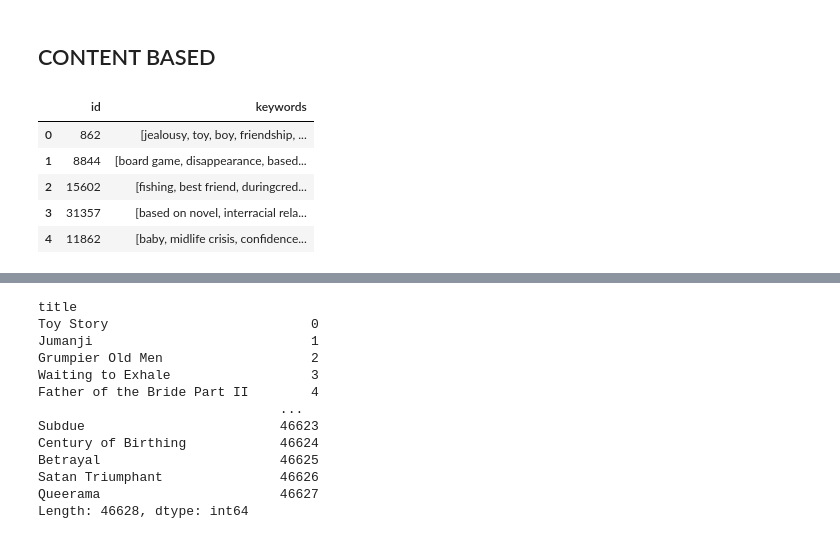
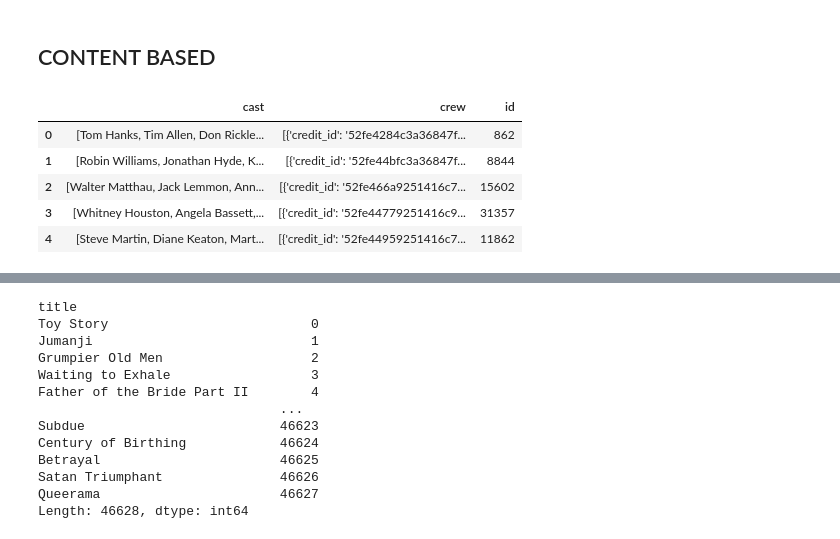
Before and after one commit to TelRich/Movie-Recommender, a Jupyter notebook: movie_recommeder.ipynb, the cells around one changed output, grey strips where cells are left out. Cells and saved outputs as stored; diff of their text form; code cells hidden in the pictures.

```diff
--- a/movie_recommeder.ipynb
+++ b/movie_recommeder.ipynb
@@ -180,14 +198,14 @@ top_x_genre_movie(gn_movie_md, genre='Documentary', val=10)
 movie_cr['cast'] = movie_cr['cast'].apply(lambda x: [i['name'] for i in ast.literal_eval(x)])
 movie_kw['keywords'] = movie_kw['keywords'].apply(lambda x: [i['name'] for i in ast.literal_eval(x)])
 # %%
-movie_kw.head()
+movie_cr.head()
 # %% [output]
-|  | id | keywords |
-| 0 | 862 | [jealousy, toy, boy, friendship, ... |
-| 1 | 8844 | [board game, disappearance, based... |
-| 2 | 15602 | [fishing, best friend, duringcred... |
-| 3 | 31357 | [based on novel, interracial rela... |
-| 4 | 11862 | [baby, midlife crisis, confidence... |
+|  | cast | crew | id |
+| 0 | [Tom Hanks, Tim Allen, Don Rickle... | [{'credit_id': '52fe4284c3a36847f... | 862 |
+| 1 | [Robin Williams, Jonathan Hyde, K... | [{'credit_id': '52fe44bfc3a36847f... | 8844 |
+| 2 | [Walter Matthau, Jack Lemmon, Ann... | [{'credit_id': '52fe466a9251416c7... | 15602 |
+| 3 | [Whitney Houston, Angela Bassett,... | [{'credit_id': '52fe44779251416c9... | 31357 |
+| 4 | [Steve Martin, Diane Keaton, Mart... | [{'credit_id': '52fe44959251416c7... | 11862 |
 # %%
 merged_data = movie_md.merge(movie_cr.loc[:,['cast', 'id']], on='id')\
     .merge(movie_kw, on='id')
```
Also changed, not shown: parts of 7 cells of this notebook.
